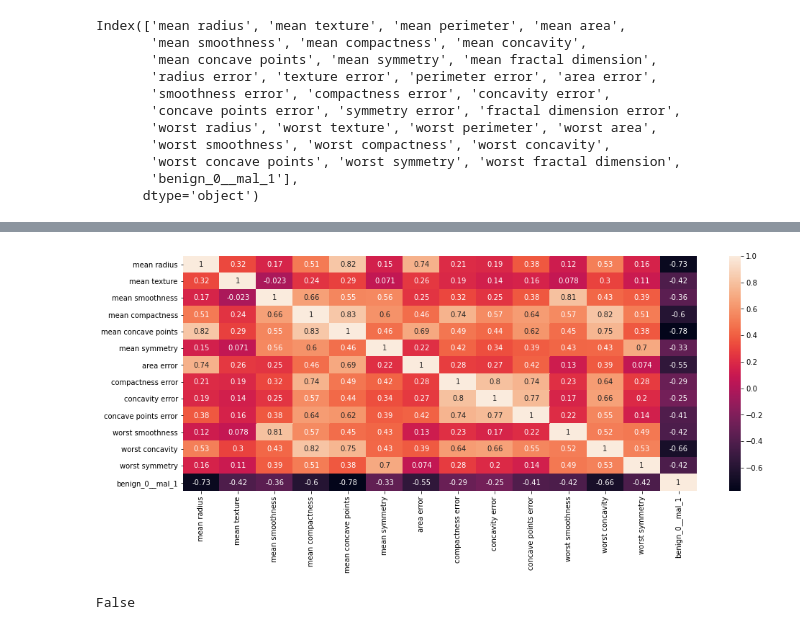
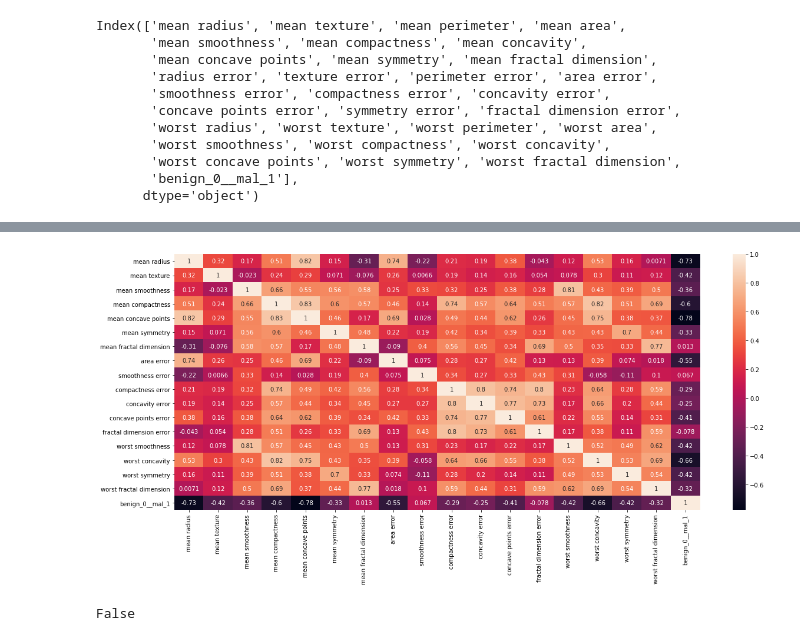
Before and after one commit to Asli0911/Deep-learning-Projects, a Jupyter notebook: Project2_Cancer_Classification.ipynb, the cells around one changed output, grey strips where cells are left out. Cells and saved outputs as stored; diff of their text form; code cells hidden in the pictures.

```diff
--- a/Project2_Cancer_Classification.ipynb
+++ b/Project2_Cancer_Classification.ipynb
@@ -97,9 +161,9 @@ Index(['mean radius', 'mean texture', 'mean perimeter', 'mean area',
        'benign_0__mal_1'],
       dtype='object')
 # %%
-df=df1.drop(['mean perimeter', 'mean area', 'worst radius', 'worst perimeter', 'worst area', 'texture error', 'mean fractal dimension', 'smoothness error',
-    'worst texture', 'fractal dimension error','symmetry error', 'mean concavity', 'perimeter error', 'radius error', 'worst concave points',
-    'worst compactness', 'worst fractal dimension'], axis=1)
+df=df1.drop(['mean perimeter', 'mean area', 'worst radius', 'worst perimeter', 'worst area',
+    'worst texture', 'mean concavity', 'perimeter error', 'radius error', 'worst concave points',
+    'worst compactness', 'texture error', 'symmetry error'], axis=1)
 # %%
 df.head()
 # %% [output]
@@ -110,10 +174,10 @@ df.head()
 | 3 | 11.42 | 20.38 | 0.14250 | 0.28390 | 0.10520 | 0.2597 | ... |
 | 4 | 20.29 | 14.34 | 0.10030 | 0.13280 | 0.10430 | 0.1809 | ... |
 # %%
-plt.figure(figsize=(16,6))
+plt.figure(figsize=(20,8))
 sns.heatmap(df.corr(), annot=True);
 # %% [output]
-[figure, old version]
+[figure, new version]
 # %%
 df.isnull().sum().any()
 # %% [output]
```
Also changed, not shown: parts of 31 cells of this notebook.
